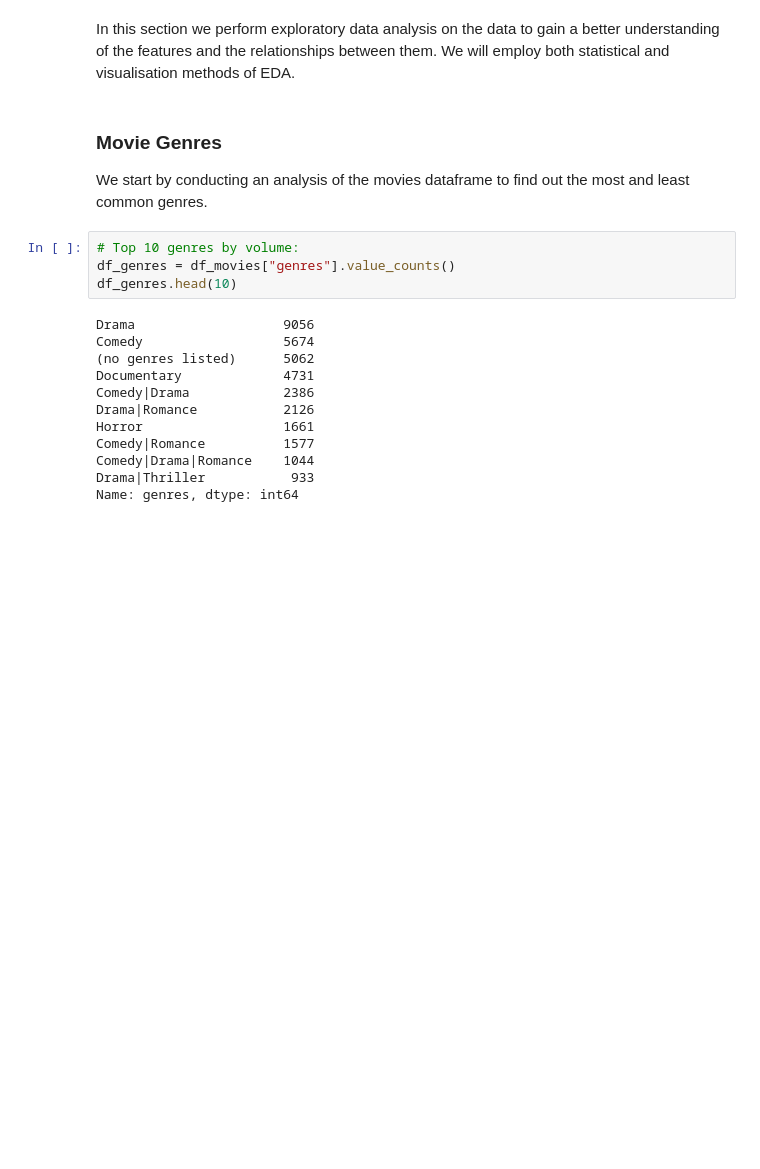
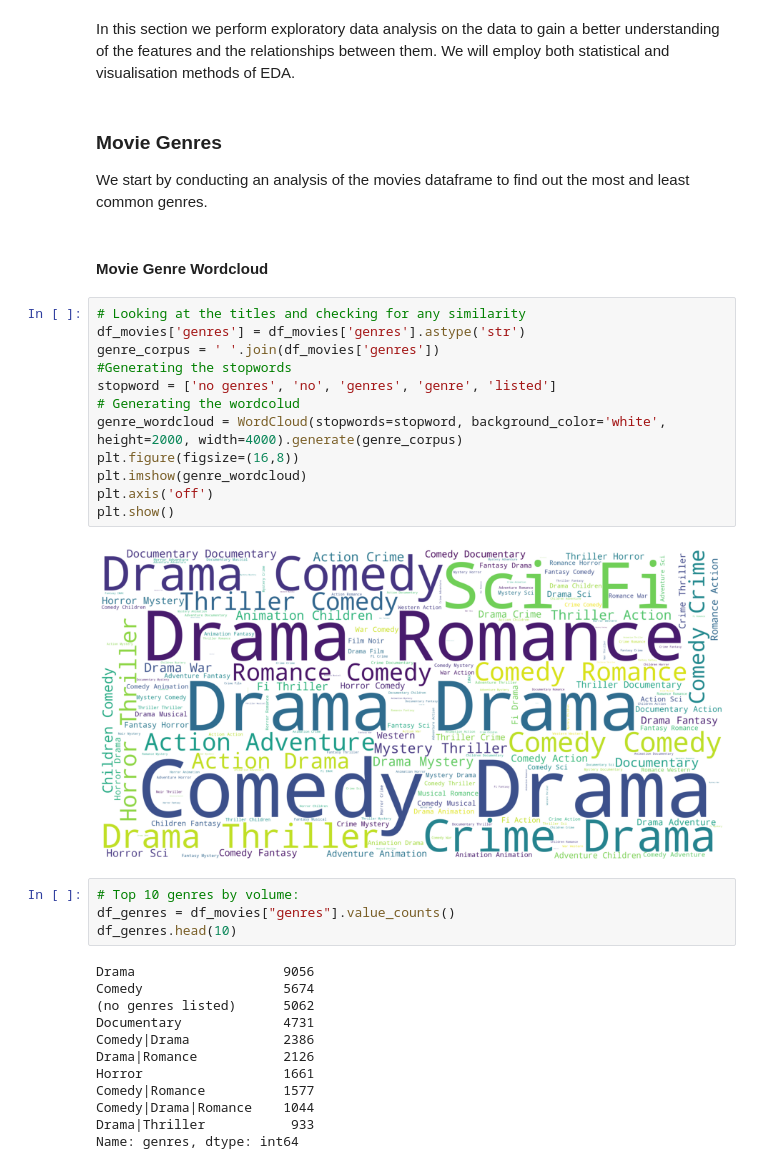
Before and after one commit to mainamwangi49/EXPLORE-TEAM-ZF1-unsupervised-predict, a Jupyter notebook: starter_notebook.ipynb, the cells around one changed output. Drawn from its saved outputs; the diff is of its cells as text; blank space fills up the shorter version.

```diff
--- a/starter_notebook.ipynb
+++ b/starter_notebook.ipynb
@@ -255,6 +339,22 @@ In this section we perform exploratory data analysis on the data to gain a bette
 ### Movie Genres
 
 We start by conducting an analysis of the movies dataframe to find out the most and least common genres.
+# %% [markdown]
+#### Movie Genre Wordcloud
+# %%
+# Looking at the titles and checking for any similarity
+df_movies['genres'] = df_movies['genres'].astype('str')
+genre_corpus = ' '.join(df_movies['genres'])
+#Generating the stopwords
+stopword = ['no genres', 'no', 'genres', 'genre', 'listed']
+# Generating the wordcolud
+genre_wordcloud = WordCloud(stopwords=stopword, background_color='white', height=2000, width=4000).generate(genre_corpus)
+plt.figure(figsize=(16,8))
+plt.imshow(genre_wordcloud)
+plt.axis('off')
+plt.show()
+# %% [output]
+[figure, added]
 # %%
 # Top 10 genres by volume:
 df_genres = df_movies["genres"].value_counts()
```
Also changed, not shown: parts of 27 cells of this notebook.
